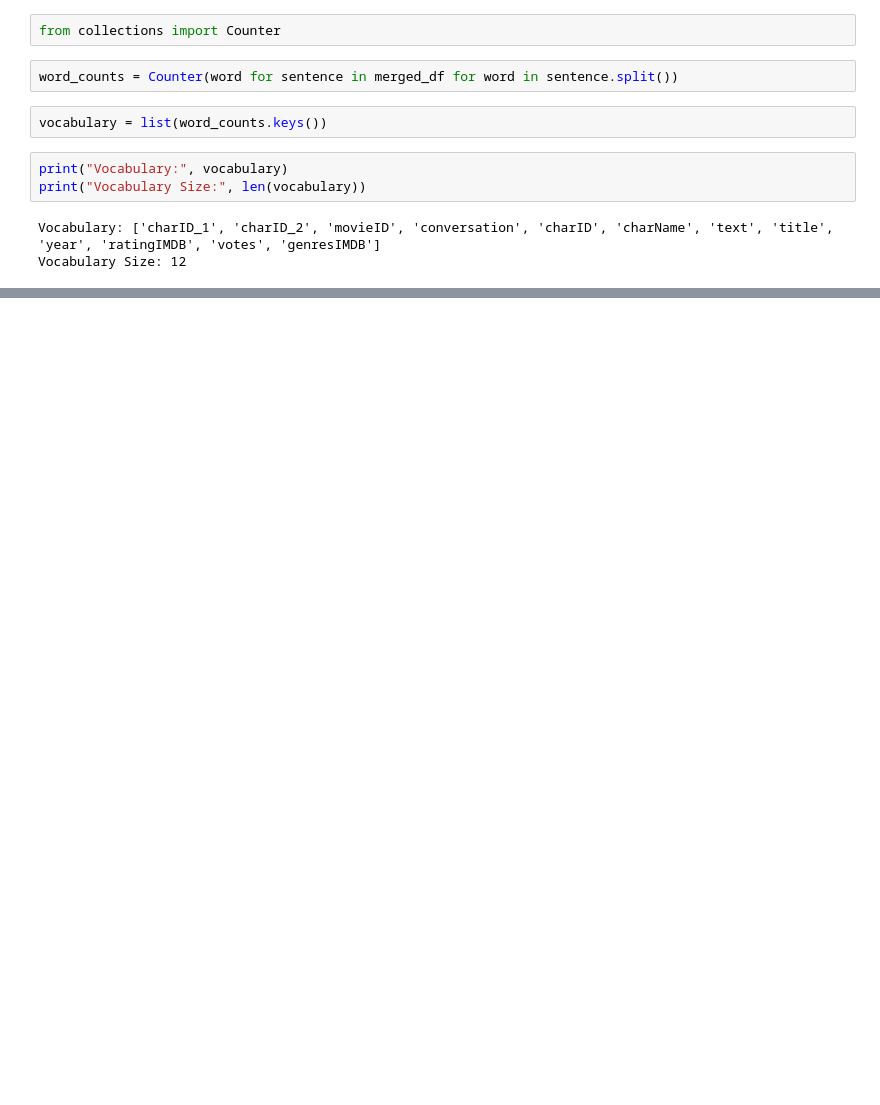
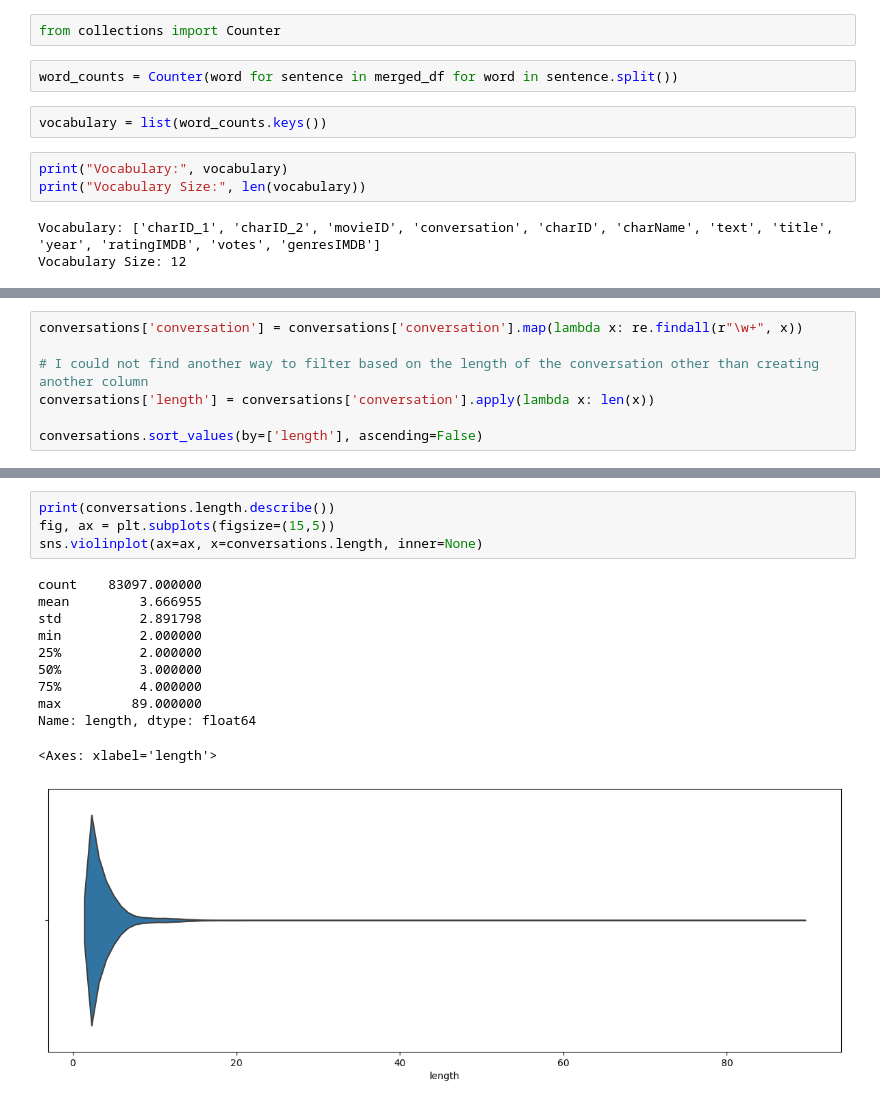
Before and after one commit to Nishith170217/Cornell-Movie-Dialog-Analysis-NLP-Course-Project-, a Jupyter notebook: Cornell-Movie-Dialog-Analysis.ipynb, the cells around one changed output, grey strips where cells are left out. Drawn from its saved outputs; the diff is of its cells as text; blank space fills up the shorter version.

```diff
--- a/Cornell-Movie-Dialog-Analysis.ipynb
+++ b/Cornell-Movie-Dialog-Analysis.ipynb
@@ -210,0 +271,7 @@ Vocabulary Size: 12
+# %%
+conversations['conversation'] = conversations['conversation'].map(lambda x: re.findall(r"\w+", x))
+
+# I could not find another way to filter based on the length of the conversation other than creating another column
+conversations['length'] = conversations['conversation'].apply(lambda x: len(x))
+
+conversations.sort_values(by=['length'], ascending=False)
@@ -210,0 +382,16 @@ Vocabulary Size: 12
+# %%
+print(conversations.length.describe())
+fig, ax = plt.subplots(figsize=(15,5))
+sns.violinplot(ax=ax, x=conversations.length, inner=None)
+# %% [output]
+count    83097.000000
+mean         3.666955
+std          2.891798
+min          2.000000
+25%          2.000000
+50%          3.000000
+75%          4.000000
+max         89.000000
+Name: length, dtype: float64
+<Axes: xlabel='length'>
+[figure, added]
```
Also changed, not shown: parts of 27 cells of this notebook, 2 other files.
